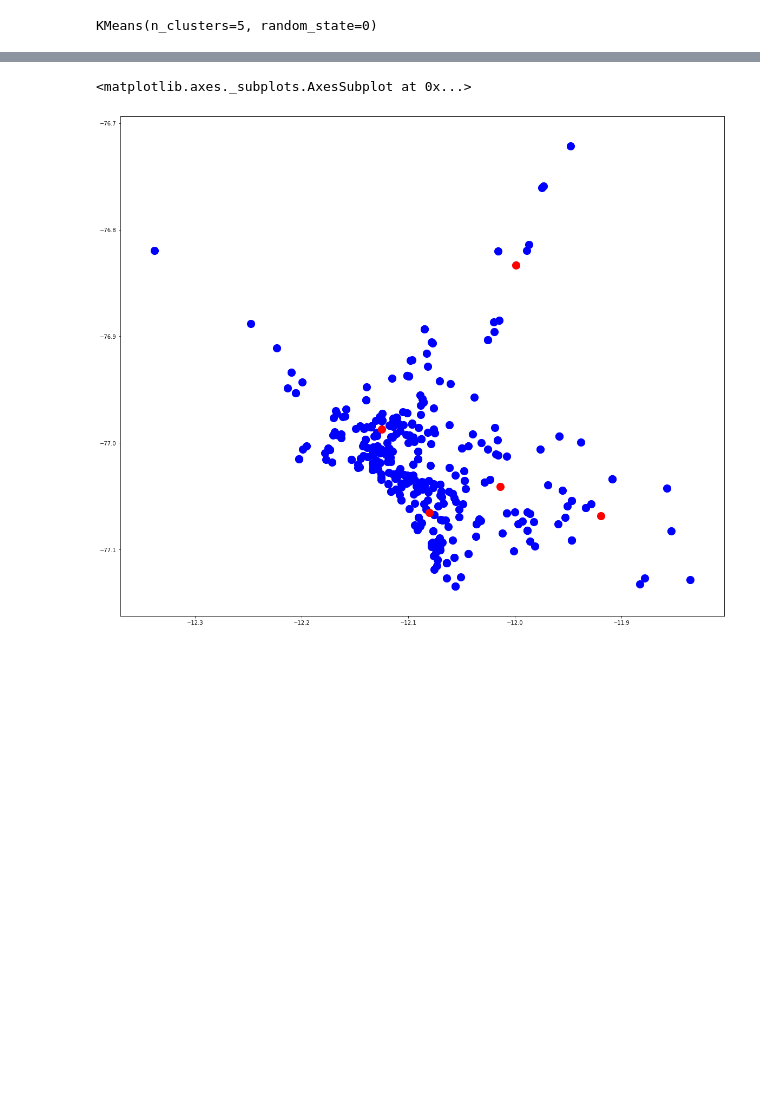
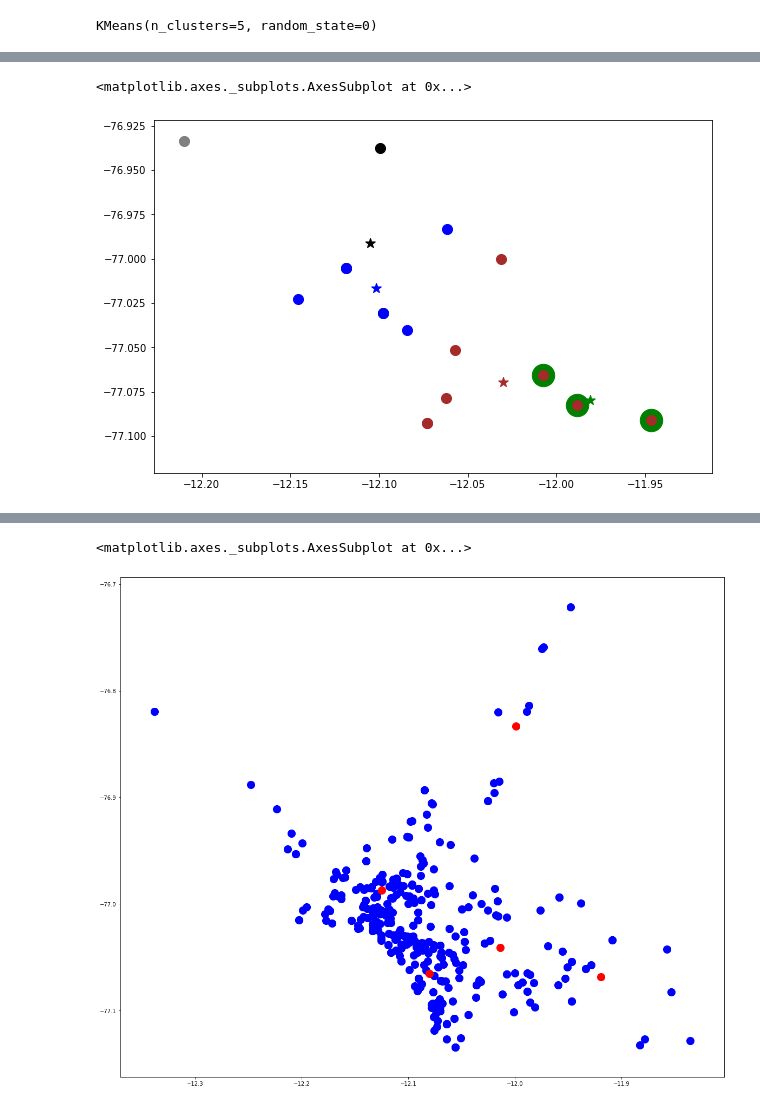
Before and after one commit to kdrivas/custom_cluster, a Jupyter notebook: nb/1.trial_cluster.ipynb, the cells around one changed output, grey strips where cells are left out. Drawn from its saved outputs; the diff is of its cells as text; code cells hidden in the pictures; blank space fills up the shorter version.

```diff
--- a/nb/1.trial_cluster.ipynb
+++ b/nb/1.trial_cluster.ipynb
@@ -191,0 +405,54 @@ array([[-12.12506342, -76.98711965],
+# %%
+from shapely.geometry import Point
+from shapely.geometry.polygon import Polygon
+
+import matplotlib
+import matplotlib.pyplot as plt
+
+matplotlib.rc('figure', figsize=(8, 8))
+
+import geopandas as gpd
+from shapely.geometry import Point, Polygon
+
+fig, ax = plt.subplots(figsize=(10,10))
+cut = data.head(20)
+
+types = []
+all_points = []
+
+for ix in range(5):
+    temp = [Point(x, y) for lab, x, y in zip(kmeans.labels, cut.lat.values, cut.lng.values) if lab == ix]
+    all_points += temp
+    types += [ix] * len(temp)
+
+temp = [Point(x, y) for lab, x, y in zip(kmeans.labels, cut.lat.values, cut.lng.values) if lab == -1]
+all_points += temp
+types += [5] * len(temp)
+
+for ix in range(5):
+    temp = [Point(x, y) for x, y in [kmeans.cluster_centers_[ix]]]
+    all_points += temp
+    types += [6 + ix] * len(temp)
+
+
+
+results = pd.DataFrame()
+results['geometry'] = all_points
+results['types'] = types
+
+df_geo = gpd.GeoDataFrame(results, geometry=all_points)
+df_geo.loc[df_geo.types == 0].geometry.plot(ax=ax, color="green", markersize=500)
+df_geo.loc[df_geo.types == 1].geometry.plot(ax=ax, color="black", markersize=100)
+df_geo.loc[df_geo.types == 2].geometry.plot(ax=ax, color="blue", markersize=100)
+df_geo.loc[df_geo.types == 3].geometry.plot(ax=ax, color="brown", markersize=100)
+df_geo.loc[df_geo.types == 4].geometry.plot(ax=ax, color="gray", markersize=100)
+df_geo.loc[df_geo.types == 5].geometry.plot(ax=ax, color="red", markersize=100)
+
+df_geo.loc[df_geo.types == 6].geometry.plot(ax=ax, color="green", markersize=100, marker='*')
+df_geo.loc[df_geo.types == 7].geometry.plot(ax=ax, color="black", markersize=100, marker='*')
+df_geo.loc[df_geo.types == 8].geometry.plot(ax=ax, color="blue", markersize=100, marker='*')
+df_geo.loc[df_geo.types == 9].geometry.plot(ax=ax, color="brown", markersize=100, marker='*')
+df_geo.loc[df_geo.types == 10].geometry.plot(ax=ax, color="gray", markersize=100, marker='*')
+# %% [output]
+<matplotlib.axes._subplots.AxesSubplot at 0x...>
+[figure, added]
```
Also changed, not shown: parts of 25 cells of this notebook, 3 other files.
